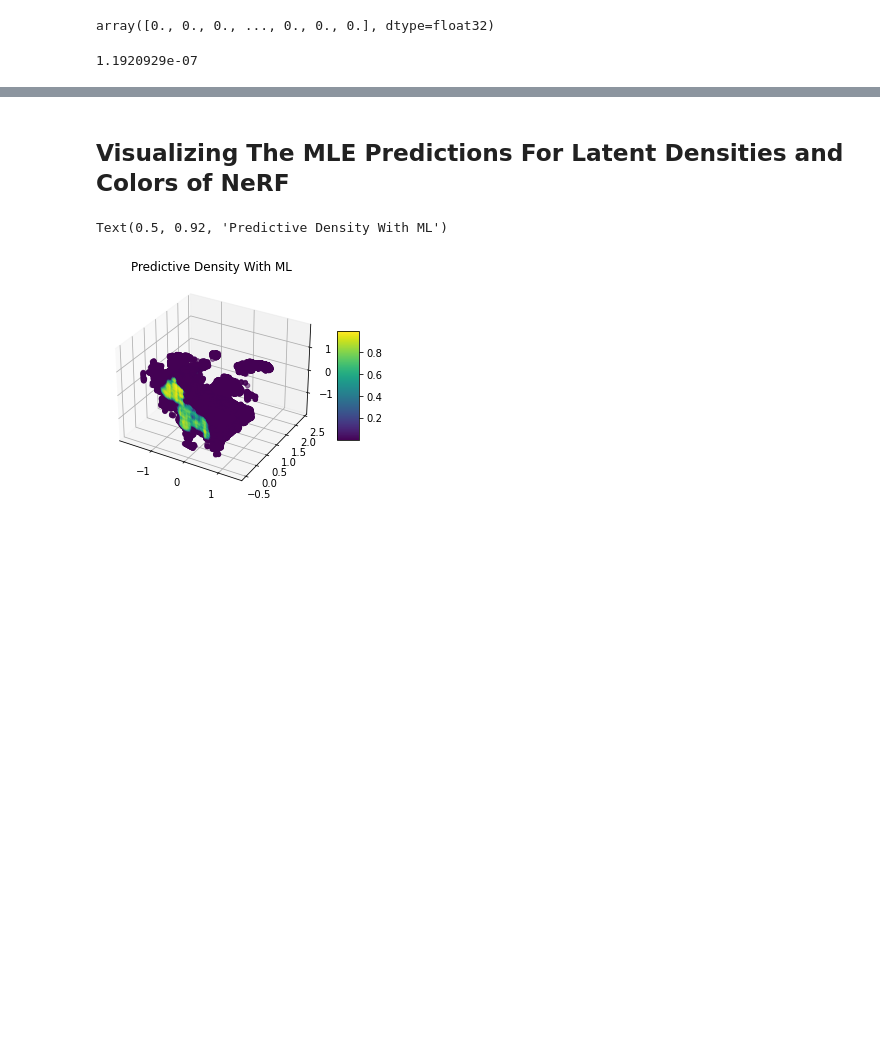
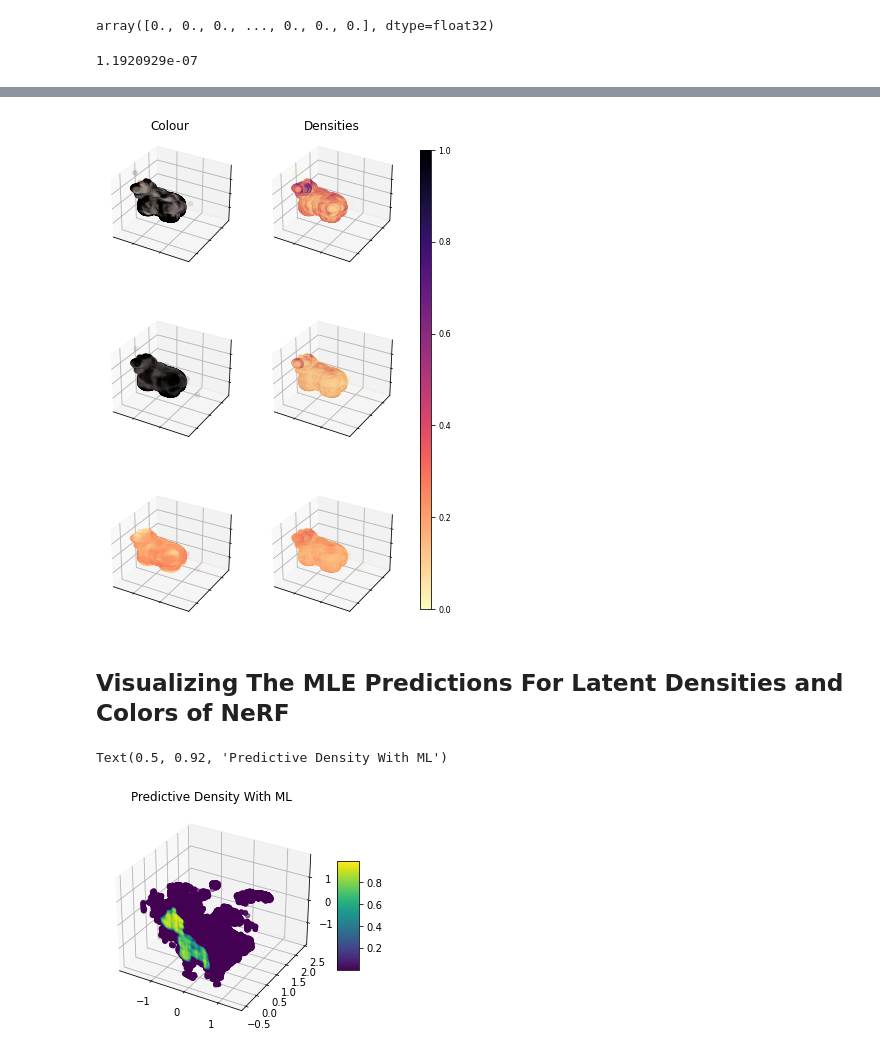
Before and after one commit to TyXe-BDL/TyXe, a Jupyter notebook: notebooks/viz_nerf.ipynb, the cells around one changed output, grey strips where cells are left out. Saved outputs shown, nothing was run; the diff lists cells and outputs as text; code cells hidden in the pictures; blank space fills up the shorter version.

```diff
--- a/notebooks/viz_nerf.ipynb
+++ b/notebooks/viz_nerf.ipynb
@@ -11,15 +13,18 @@ spatial_= torch.load(path_+"/view3/sample0/spatial_size.pt")
 spatial_
 # %% [output]
 [1, 256, 256, 128]
+# %%
+angle = 300
+v = 13
 # %%
 rays_worlds = []
 rays_density = []
 rays_colors =[]
 for b in range(16):
     bn = b
-    rays_colors.append(torch.load(path_+"/view3/sample0/batch"+str(b)+"/rays_colors.pt"))
-    rays_density.append(torch.load(path_+"/view3/sample0/batch"+str(b)+"/rays_densities.pt"))
-    rays_worlds.append(torch.load(path_+"/view3/sample0/batch"+str(b)+"/rays_points_world.pt"))
+    rays_colors.append(torch.load(path_+f"/view{v}/sample0/batch"+str(b)+"/rays_colors.pt"))
+    rays_density.append(torch.load(path_+f"/view{v}/sample0/batch"+str(b)+"/rays_densities.pt"))
+    rays_worlds.append(torch.load(path_+f"/view{v}/sample0/batch"+str(b)+"/rays_points_world.pt"))
 rays_worlds=torch.stack(rays_worlds)
 rays_density = torch.stack(rays_density)
 rays_colors = torch.stack(rays_colors)
@@ -35,9 +40,9 @@ for sample in range(8):
     rays_colors_s = []
     for b in range(16):
         bn = b
-        rays_colors_s.append(torch.load(path_vi+"/view3/sample"+str(sample)+"/batch"+str(b)+"/rays_colors.pt"))
-        rays_density_s.append(torch.load(path_vi+"/view3/sample"+str(sample)+"/batch"+str(b)+"/rays_densities.pt"))
-        rays_worlds_s.append(torch.load(path_vi+"/view3/sample"+str(sample)+"/batch"+str(b)+"/rays_points_world.pt"))
+        rays_colors_s.append(torch.load(path_vi+f"/view{v}/sample"+str(sample)+"/batch"+str(b)+"/rays_colors.pt"))
+        rays_density_s.append(torch.load(path_vi+f"/view{v}/sample"+str(sample)+"/batch"+str(b)+"/rays_densities.pt"))
+        rays_worlds_s.append(torch.load(path_vi+f"/view{v}/sample"+str(sample)+"/batch"+str(b)+"/rays_points_world.pt"))
     rays_worlds_vi.append(torch.stack(rays_worlds_s))
     rays_density_vi.append(torch.stack(rays_density_s))
     rays_colors_vi.append(torch.stack(rays_colors_s))
@@ -105,3 +114,73 @@ array([0., 0., 0., ..., 0., 0., 0.], dtype=float32)
 (rays_density_sel[:,0].numpy()).min()
 # %% [output]
 1.1920929e-07
+# %%
+elev = 30
+
+cmap = cm.get_cmap("magma_r")
+
+fig = plt.figure(figsize=(0.9 * 6.75, 0.9 * 3 * 6.75 / 2))
+
+def make_pretty(ax):
+    ax.xaxis.set_ticklabels([])
+    ax.yaxis.set_ticklabels([])
+    ax.zaxis.set_ticklabels([])
+    ax.view_init(elev, angle)
+
+
+ax0 = fig.add_subplot(322, projection="3d")
+c = cmap(rays_density_sel.squeeze(-1).numpy())
+c[:, 3] = rays_density_sel.squeeze(-1).numpy()
+sct = ax0.scatter(rays_sel[:,2],rays_sel[:,0],rays_sel[:,1],
+                  c=c)
+make_pretty(ax0)
+
+ax1 = fig.add_subplot(324, projection="3d")
+c = cmap(density_mu_sel.squeeze(-1).numpy())
+c[:, 3] = density_mu_sel.squeeze(-1).numpy()
+ax1.scatter(rays_sel[:,2],rays_sel[:,0],rays_sel[:,1],
+            c=c)
+make_pretty(ax1)
+
+ax2 = fig.add_subplot(326, projection="3d")
+c = cmap(density_std_sel.squeeze(-1).numpy())
+c[:, 3] = density_mu_sel.squeeze(-1).numpy()
+ax2.scatter(rays_sel[:,2],rays_sel[:,0],rays_sel[:,1],
+            c=c)
+#            vmin=0, vmax=1, cmap="magma_r")
+make_pretty(ax2)
+
+ax3 = fig.add_subplot(321, projection="3d")
+ax3.scatter(rays_sel[:,2],rays_sel[:,0],rays_sel[:,1],
+            c=torch.cat([colors_sel, rays_density_sel], dim=-1))
+make_pretty(ax3)
+
+ax4 = fig.add_subplot(323, projection="3d")
+ax4.scatter(rays_sel[:,2],rays_sel[:,0],rays_sel[:,1],
+            c=torch.cat([colors_vi_mu, density_mu_sel], dim=-1))
+make_pretty(ax4)
+
+ax5 = fig.add_subplot(325, projection="3d")
+c = cmap(colors_vi_std.squeeze(-1).numpy())
+c[:, 3] = density_mu_sel.squeeze(-1).numpy()
+ax5.scatter(rays_sel[:,2],rays_sel[:,0],rays_sel[:,1], c=c)
+make_pretty(ax5)
+
+fig.subplots_adjust(right=0.8)
+cbar_ax = fig.add_axes([0.85, 0.15, 0.025, 0.7])
+# fig.subplots_adjust(bottom=0.15)
+# cbar_ax = fig.add_axes([0.15, 0.1, 0.75, 0.02])
+# cbar = fig.colorbar(sct, cax=cbar_ax)
+cbar = fig.colorbar(cm.ScalarMappable(Normalize(0, 1), cmap), cax=cbar_ax)
+cbar.ax.tick_params(labelsize=8)
+
+
+# ax0.set_title("ML", fontsize=10)
+# ax1.set_title("VI", fontsize=10)
+# ax2.set_title("Uncertainty", fontsize=10)
+ax0.set_title("Densities")
+ax3.set_title("Colour")
+
+
+# fig.savefig(f"3dnerf_view{v}.png", bbox_inches="tight", dpi=300)
+# %% [output]
@@ -108,3 +188,4 @@ array([0., 0., 0., ..., 0., 0., 0.], dtype=float32)
+[figure, added]
 # %% [markdown]
 ## Visualizing The MLE Predictions For Latent Densities and Colors of NeRF
 # %%
```
Also changed, not shown: parts of 7 cells of this notebook, 2 other files.
